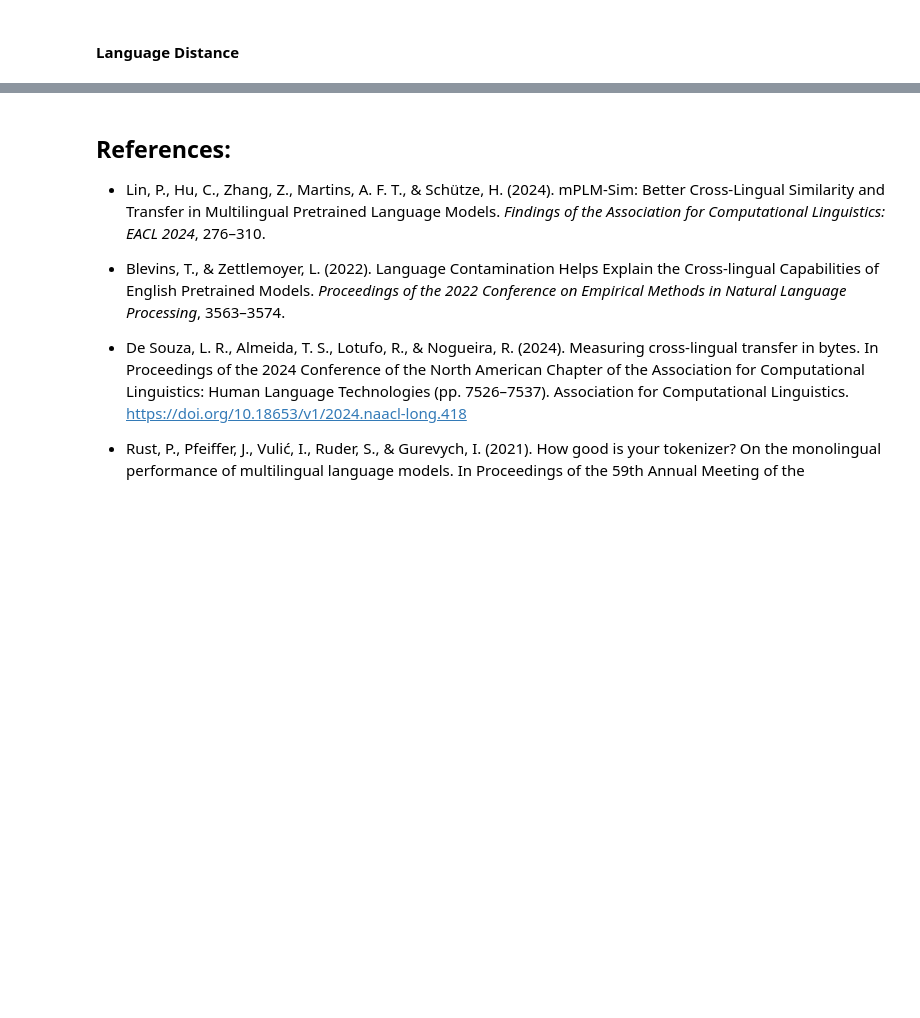
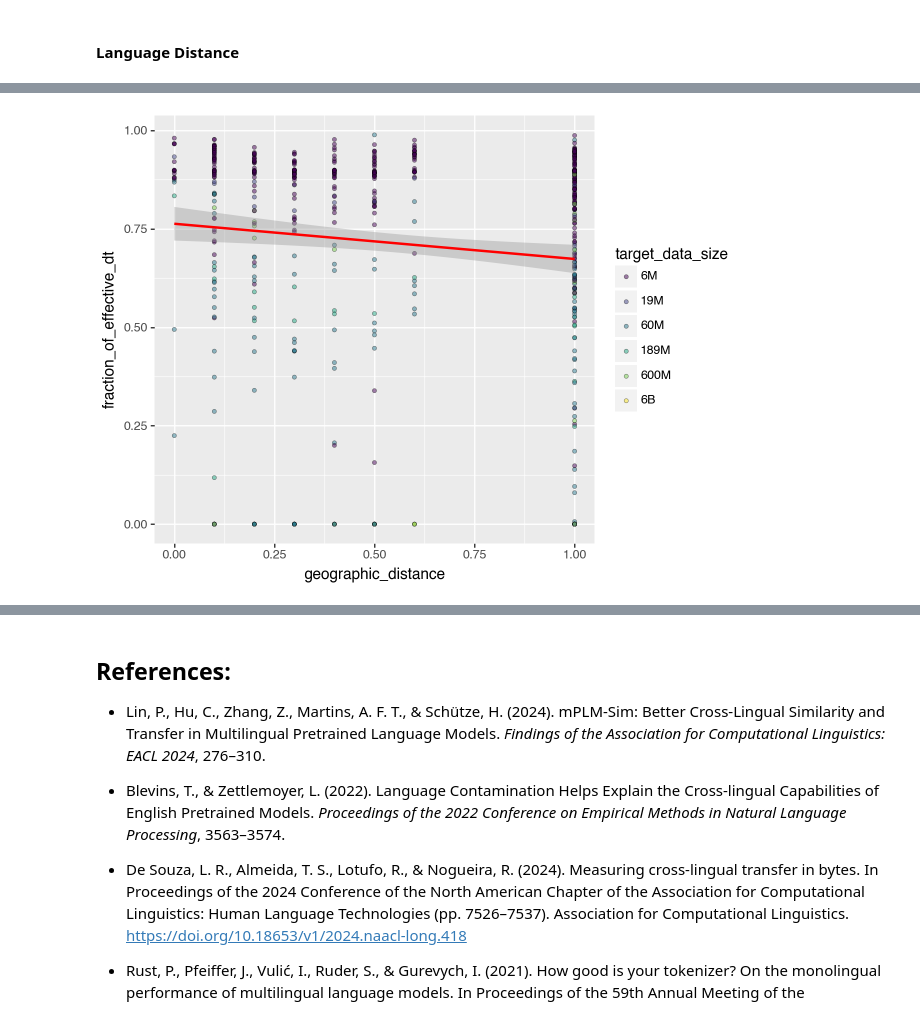
Before and after one commit to lersouza/language-transfer, a Jupyter notebook: notebooks/Data Transfer Exploration.ipynb, the cells around one changed output, grey strips where cells are left out. Saved outputs shown, nothing was run; the diff lists cells and outputs as text; code cells hidden in the pictures; blank space fills up the shorter version.

```diff
--- a/notebooks/Data Transfer Exploration.ipynb
+++ b/notebooks/Data Transfer Exploration.ipynb
@@ -677,0 +672,4 @@ ImportError: cannot import name 'wrap_plots' from 'patchworklib' (/Users/leandro
+# %%
+geographic_plot
+# %% [output]
+[figure, added]
```
Also changed, not shown: parts of 19 cells of this notebook.
